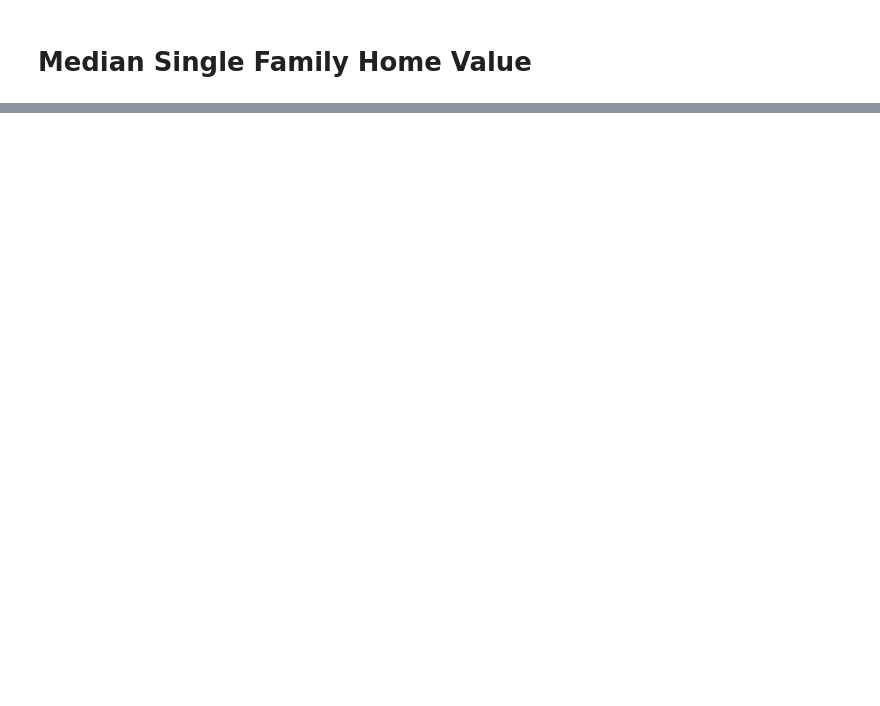
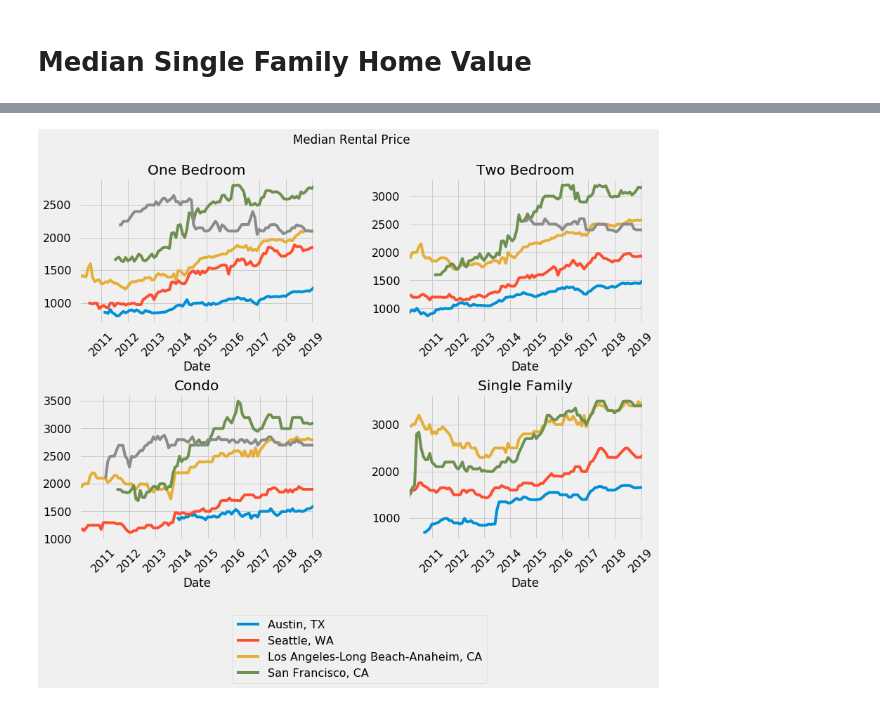
Before and after one commit to ncatranis/housing_analysis, a Jupyter notebook: metro_areas_comparison.ipynb, the cells around one changed output, grey strips where cells are left out. Drawn from its saved outputs; the diff is of its cells as text; code cells hidden in the pictures; blank space fills up the shorter version.

```diff
--- a/metro_areas_comparison.ipynb
+++ b/metro_areas_comparison.ipynb
@@ -70,0 +115,18 @@ plt.show()
+# %%
+MEDIAN_RENTAL_PRICE_ONE_BED = "MRP1B"
+MEDIAN_RENTAL_PRICE_TWO_BED = "MRP2B"
+MEDIAN_RENTAL_PRICE_CONDO = "MRPCC"
+MEDIAN_RENTAL_PRICE_SINGLE_FAMILY = "MRPSF"
+# %%
+mrp_one_bed_data = compare_areas(metros, 'M', MEDIAN_RENTAL_PRICE_ONE_BED,
+                                      kwargs_iterable={'start_date':start_date, 'end_date':end_date})
+mrp_two_bed_data = compare_areas(metros, 'M', MEDIAN_RENTAL_PRICE_TWO_BED,
+                                      kwargs_iterable={'start_date':start_date, 'end_date':end_date})
+mrp_condo_data = compare_areas(metros, 'M', MEDIAN_RENTAL_PRICE_CONDO,
+                                      kwargs_iterable={'start_date':start_date, 'end_date':end_date})
+
+# single family rent data for NYC comes up short
+metros_except_nyc = metros.copy()
+del metros_except_nyc['New York, NY']
+mrp_single_family_data = compare_areas(metros_except_nyc, 'M', MEDIAN_RENTAL_PRICE_SINGLE_FAMILY,
+                                      kwargs_iterable={'start_date':start_date, 'end_date':end_date})
@@ -70,0 +141,17 @@ plt.show()
+# %%
+fig, ax = plt.subplots(nrows=2, ncols=2)
+
+top_left = mrp_one_bed_data.reset_index().plot(kind='line', x='Date', ax=ax[0,0], title='One Bedroom',
+                                               legend=None, rot=45)
+top_right = mrp_two_bed_data.reset_index().plot(kind='line', x='Date', title='Two Bedroom', ax=ax[0,1],
+                                                legend=None, rot=45)
+bottom_left = mrp_condo_data.reset_index().plot(kind='line', x='Date', title='Condo', ax=ax[1,0],
+                                                legend=None, rot=45)
+bottom_right = mrp_single_family_data.reset_index().plot(kind='line', x='Date', title='Single Family',
+                                                         ax=ax[1,1], legend=None, rot=45)
+plt.subplots_adjust(wspace=0.4, hspace=0.5)
+fig.suptitle('Median Rental Price')
+plt.legend(loc=(-0.75,-1))
+plt.show()
+# %% [output]
+[figure, added]
```
Also changed, not shown: parts of 18 cells of this notebook.
